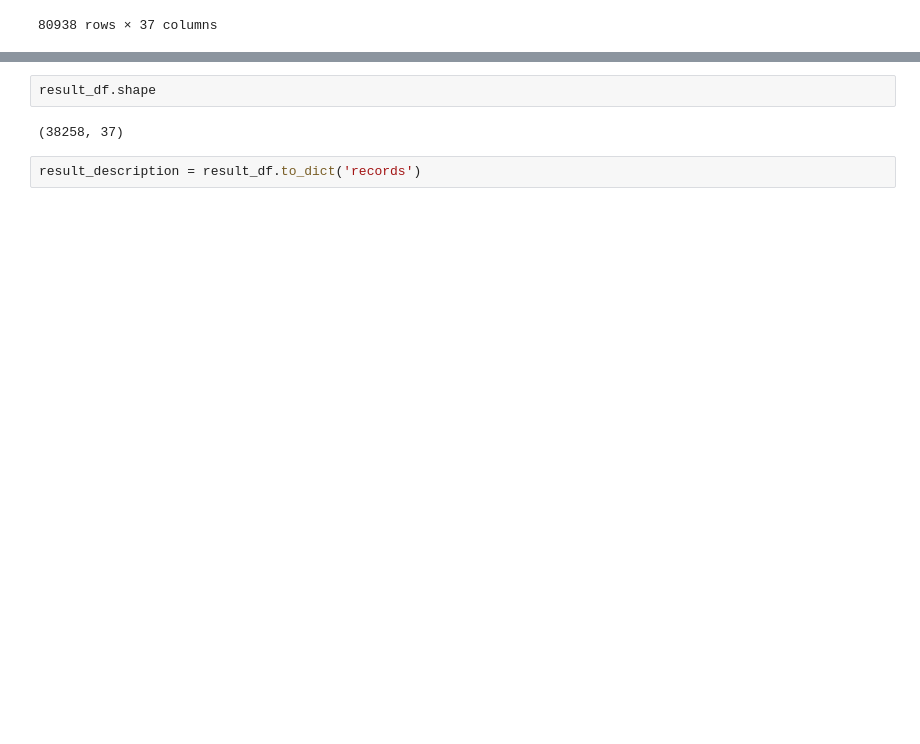
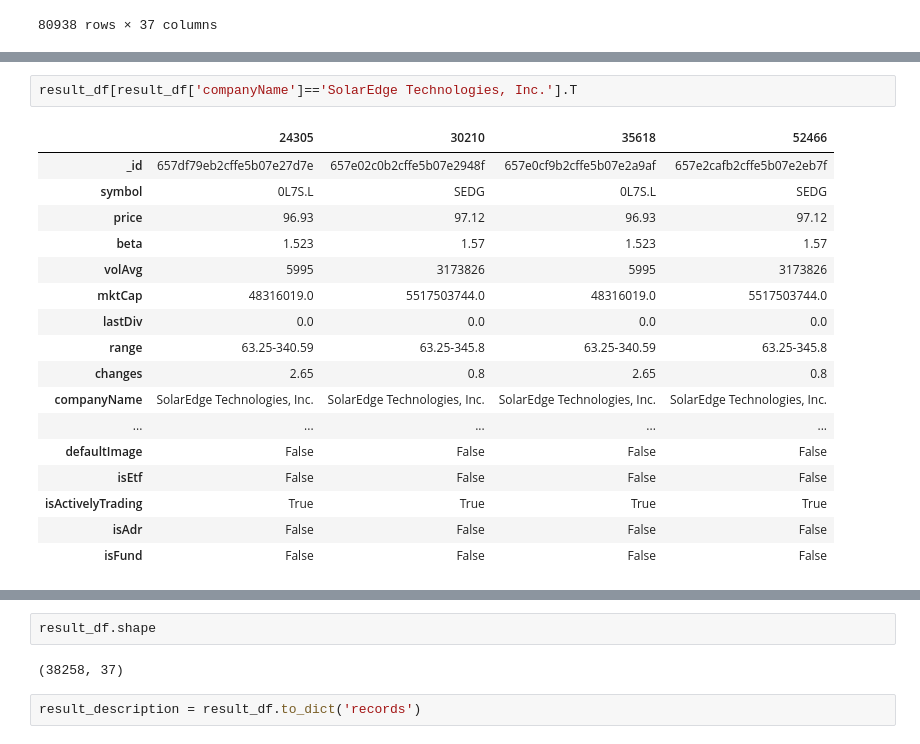
Before and after one commit to Michiel-DK/finance, a Jupyter notebook: notebooks/chroma_db.ipynb, the cells around one changed output, grey strips where cells are left out. Drawn from its saved outputs; the diff is of its cells as text; blank space fills up the shorter version.

```diff
--- a/notebooks/chroma_db.ipynb
+++ b/notebooks/chroma_db.ipynb
@@ -29,0 +47,20 @@ result_df
+# %%
+result_df[result_df['companyName']=='SolarEdge Technologies, Inc.'].T
+# %% [output]
+|  | 24305 | 30210 | 35618 | 52466 |
+| _id | 657df79eb2cffe5b07e27d7e | 657e02c0b2cffe5b07e2948f | 657e0cf9b2cffe5b07e2a9af | 657e2cafb2cffe5b07e2eb7f |
+| symbol | 0L7S.L | SEDG | 0L7S.L | SEDG |
+| price | 96.93 | 97.12 | 96.93 | 97.12 |
+| beta | 1.523 | 1.57 | 1.523 | 1.57 |
+| volAvg | 5995 | 3173826 | 5995 | 3173826 |
+| mktCap | 48316019.0 | 5517503744.0 | 48316019.0 | 5517503744.0 |
+| lastDiv | 0.0 | 0.0 | 0.0 | 0.0 |
+| range | 63.25-340.59 | 63.25-345.8 | 63.25-340.59 | 63.25-345.8 |
+| changes | 2.65 | 0.8 | 2.65 | 0.8 |
+| companyName | SolarEdge Technologies, Inc. | SolarEdge Technologies, Inc. | SolarEdge Technologies, Inc. | SolarEdge Technologies, Inc. |
+| ... | ... | ... | ... | ... |
+| defaultImage | False | False | False | False |
+| isEtf | False | False | False | False |
+| isActivelyTrading | True | True | True | True |
+| isAdr | False | False | False | False |
+| isFund | False | False | False | False |
```
Also changed, not shown: parts of 11 cells of this notebook, 1 other file.
